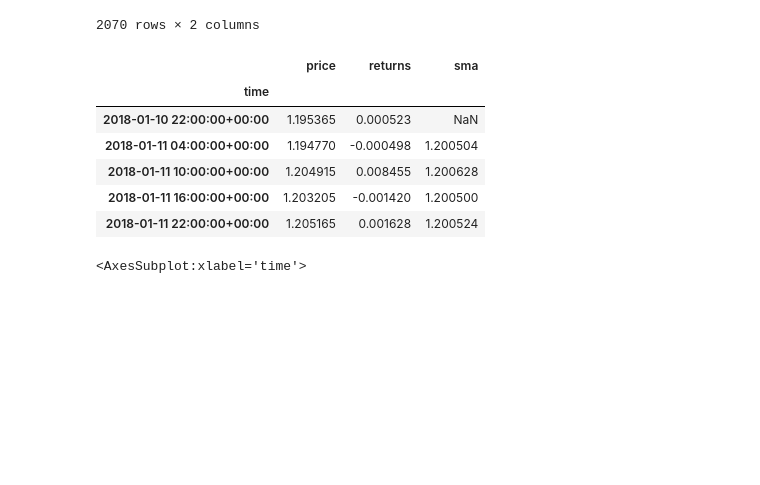
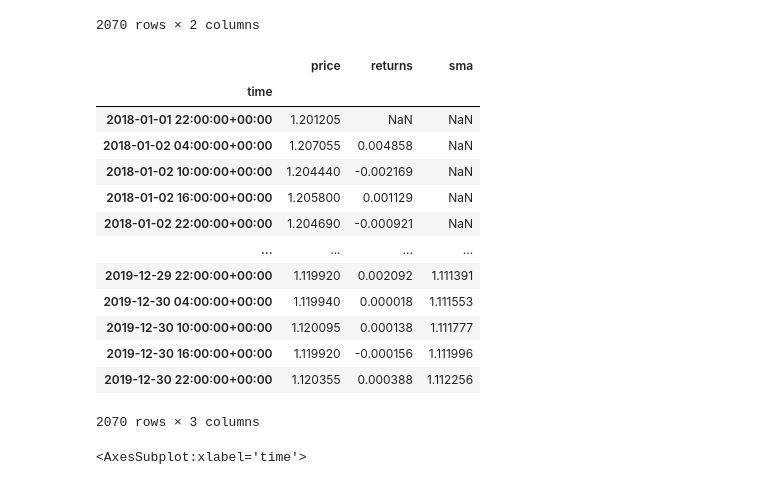
Before and after one commit to sidhlee/data-science-and-machine-learning, a Jupyter notebook: courses/algo-trade-a-z/part3_defining-and-testing-trading-strategies/04_mean-reversion-strategies.ipynb, the cells around one changed output. Cells and saved outputs as stored; diff of their text form; code cells hidden in the pictures; blank space fills up the shorter version.

```diff
--- a/courses/algo-trade-a-z/part3_defining-and-testing-trading-strategies/04_mean-reversion-strategies.ipynb
+++ b/courses/algo-trade-a-z/part3_defining-and-testing-trading-strategies/04_mean-reversion-strategies.ipynb
@@ -72,15 +72,22 @@ STD = 2
 # %%
 # Add the sma column
 df["sma"] = df.price.rolling(SMA).mean()
-df[28:33]
+df
 # %% [output]
 |  | price | returns | sma |
 | time |  |  |  |
-| 2018-01-10 22:00:00+00:00 | 1.195365 | 0.000523 | NaN |
-| 2018-01-11 04:00:00+00:00 | 1.194770 | -0.000498 | 1.200504 |
-| 2018-01-11 10:00:00+00:00 | 1.204915 | 0.008455 | 1.200628 |
-| 2018-01-11 16:00:00+00:00 | 1.203205 | -0.001420 | 1.200500 |
-| 2018-01-11 22:00:00+00:00 | 1.205165 | 0.001628 | 1.200524 |
+| 2018-01-01 22:00:00+00:00 | 1.201205 | NaN | NaN |
+| 2018-01-02 04:00:00+00:00 | 1.207055 | 0.004858 | NaN |
+| 2018-01-02 10:00:00+00:00 | 1.204440 | -0.002169 | NaN |
+| 2018-01-02 16:00:00+00:00 | 1.205800 | 0.001129 | NaN |
+| 2018-01-02 22:00:00+00:00 | 1.204690 | -0.000921 | NaN |
+| ... | ... | ... | ... |
+| 2019-12-29 22:00:00+00:00 | 1.119920 | 0.002092 | 1.111391 |
+| 2019-12-30 04:00:00+00:00 | 1.119940 | 0.000018 | 1.111553 |
+| 2019-12-30 10:00:00+00:00 | 1.120095 | 0.000138 | 1.111777 |
+| 2019-12-30 16:00:00+00:00 | 1.119920 | -0.000156 | 1.111996 |
+| 2019-12-30 22:00:00+00:00 | 1.120355 | 0.000388 | 1.112256 |
+2070 rows × 3 columns
 # %%
 # Plot price and sma together
 df[["price", "sma"]].plot(figsize=(15, 8))
```
Also changed, not shown: parts of 10 cells of this notebook.
